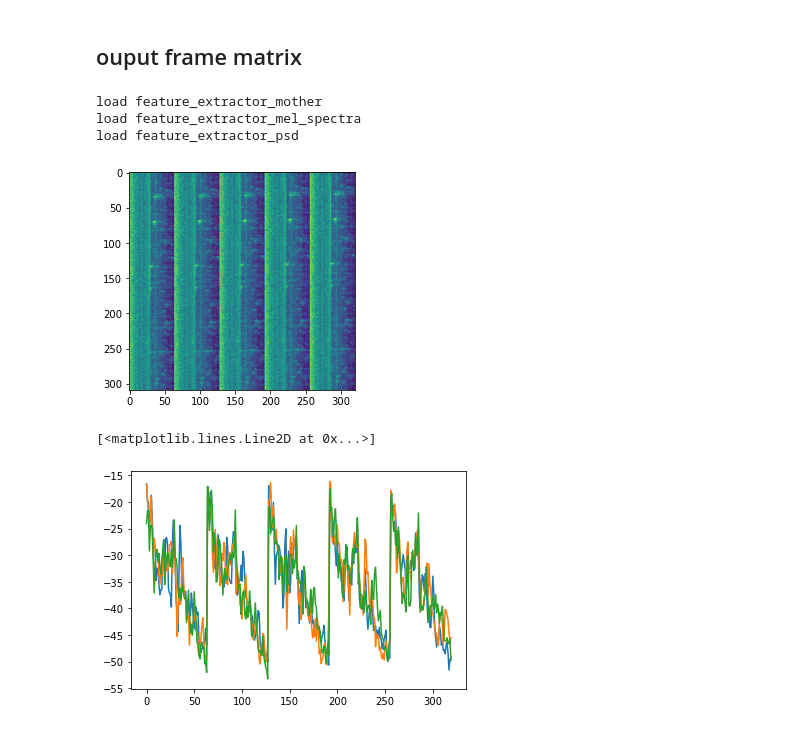
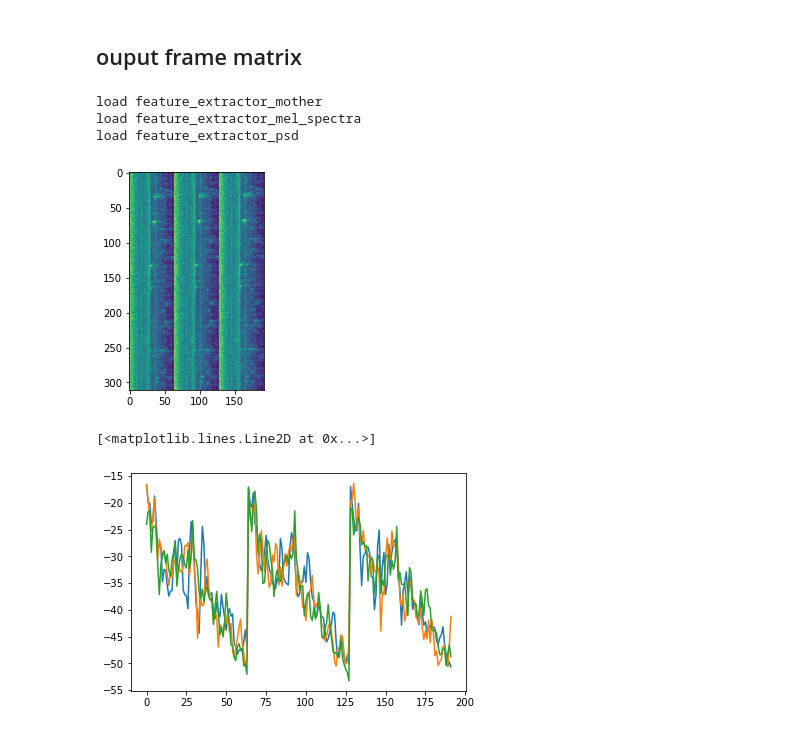
Before and after one commit to BA-HanseML/NF_Prj_MIMII_Dataset, a Jupyter notebook: utility/workshop/Feature_Extractor_Class.ipynb, the cells around one changed output. Cells and saved outputs as stored; diff of their text form; code cells hidden in the pictures.

```diff
--- a/utility/workshop/Feature_Extractor_Class.ipynb
+++ b/utility/workshop/Feature_Extractor_Class.ipynb
@@ -94,20 +94,20 @@ fe_mel.feature_data.flatten().shape
 # %%
 BASE_FOLDER = '../../'
 %run -i ..\feature_extractor\JupyterLoad_feature_extractor.py
 file_path = r'\dataset\6dB\pump\id_02\normal\00000004.wav'
 ## test:
 fe_mel = feature_extractor_mel(BASE_FOLDER,'mel1')
 fe_mel.create_from_wav(file_path,0)
-fframe_ = fe_mel.frame_pack_feature(5)
+fframe_ = fe_mel.frame_pack_feature(3)
 plt.imshow(fframe_)
 plt.show()
 plt.plot(fframe_[0,:])
 plt.plot(fframe_[10,:])
 plt.plot(fframe_[50,:])
 # %% [output]
 load feature_extractor_mother
 load feature_extractor_mel_spectra
 load feature_extractor_psd
-[figure, old version]
+[figure, new version]
 [<matplotlib.lines.Line2D at 0x...>]
-[figure, old version]
+[figure, new version]
```
Also changed, not shown: 2 other files.
